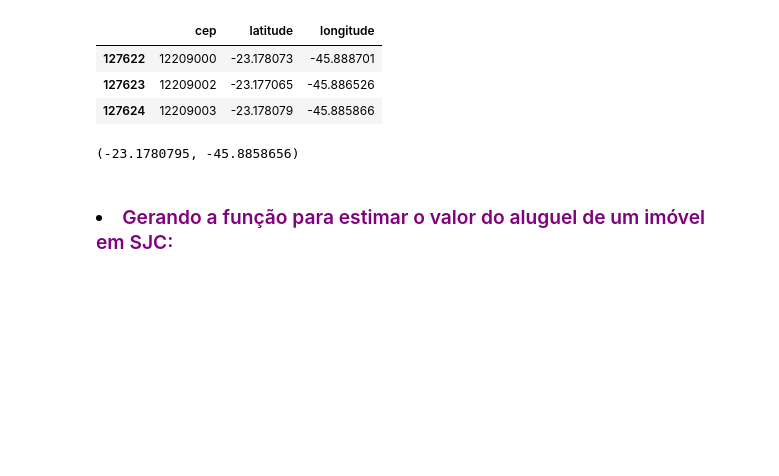
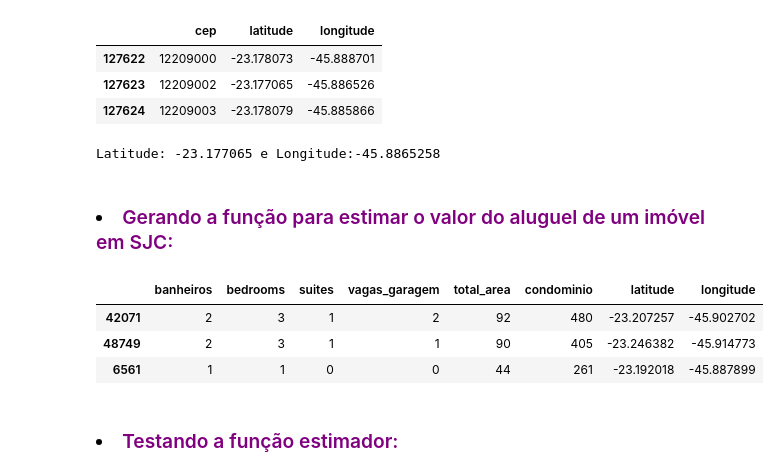
Before and after one commit to fabiollg/PI-4_Predicao_Valores_Imoveis_SJC, a Jupyter notebook: PI_4_Predicao_Valores_Imoveis_SJC.ipynb, the cells around one changed output. Saved outputs shown, nothing was run; the diff lists cells and outputs as text; code cells hidden in the pictures; blank space fills up the shorter version.

```diff
--- a/PI_4_Predicao_Valores_Imoveis_SJC.ipynb
+++ b/PI_4_Predicao_Valores_Imoveis_SJC.ipynb
@@ -1114,8 +1114,9 @@ def cep_coord(cep):
   return lat, lon
 # %%
 # Testando a função:
-cep_coord(12209003)
+w, k = cep_coord(12209002)
+print (f'Latitude: {w}' + f' e Longitude:{k}')
 # %% [output]
-(-23.1780795, -45.8858656)
+Latitude: -23.177065 e Longitude:-45.8865258
 # %% [markdown]
 ### <li><font color="#800080">Gerando a função para estimar o valor do aluguel de um imóvel em SJC:</font>
@@ -1123,0 +1123,8 @@ def estimador(area,num_quartos,num_vagas,cep,num_banheiros,condominio,num_suites
+# %%
+# Lembrando do formato dos dados de entrada do modelo de Machine Learning treinado:
+x_test.head(3)
+# %% [output]
+|  | banheiros | bedrooms | suites | vagas_garagem | total_area | condominio | latitude | longitude |
+| 42071 | 2 | 3 | 1 | 2 | 92 | 480 | -23.207257 | -45.902702 |
+| 48749 | 2 | 3 | 1 | 1 | 90 | 405 | -23.246382 | -45.914773 |
+| 6561 | 1 | 1 | 0 | 0 | 44 | 261 | -23.192018 | -45.887899 |
@@ -1123,0 +1149,2 @@ def estimador(area,num_quartos,num_vagas,cep,num_banheiros,condominio,num_suites
+# %% [markdown]
+### <li><font color="#800080">Testando a função estimador:</font>
```
Also changed, not shown: parts of 3 cells of this notebook.
